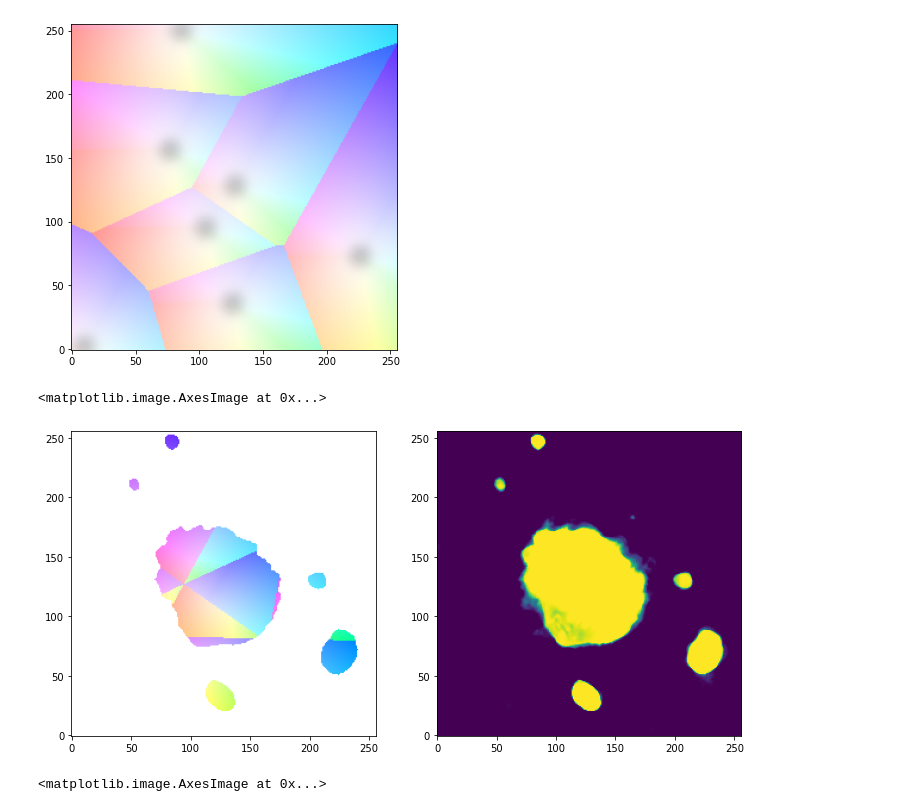
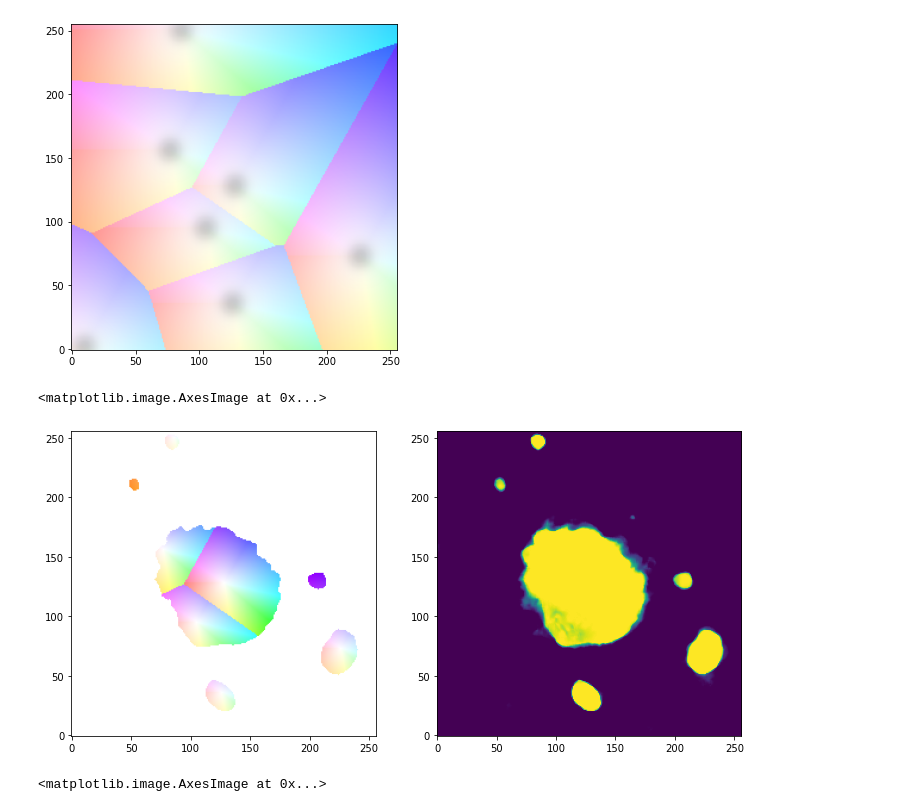
Before and after one commit to ryanhausen/morpheus-deblend, a Jupyter notebook: notebooks/vector_coloring.ipynb, the cells around one changed output. Drawn from its saved outputs; the diff is of its cells as text; code cells hidden in the pictures.

Commit message:
Added vector logging and prototyped figure

```diff
--- a/notebooks/vector_coloring.ipynb
+++ b/notebooks/vector_coloring.ipynb
@@ -85,18 +86,18 @@ ax.imshow(
 # %%
 f, (ax1, ax2) = plt.subplots(ncols=2, figsize=(12, 6))
 
 ax1.imshow(
     flow_vis.flow_to_color(
-        claim_vectors[:, :, 0, 1, [1, 0]] * (background < 0.5) ,
+        claim_vectors[:, :, 0, 0, [1, 0]] * (background < 0.5) ,
         convert_to_bgr=False
     ),
     origin="lower"
 )
 
 ax2.imshow(1-background[..., 0], origin="lower")
 # %% [output]
 <matplotlib.image.AxesImage at 0x...>
-[figure, old version]
+[figure, new version]
 # %%
 plt.imshow(imread("vector_coloring_data/Selection_022.png"), origin="lower")
 # %% [output]
```
Also changed, not shown: parts of 2 cells of this notebook, 1 other file.
